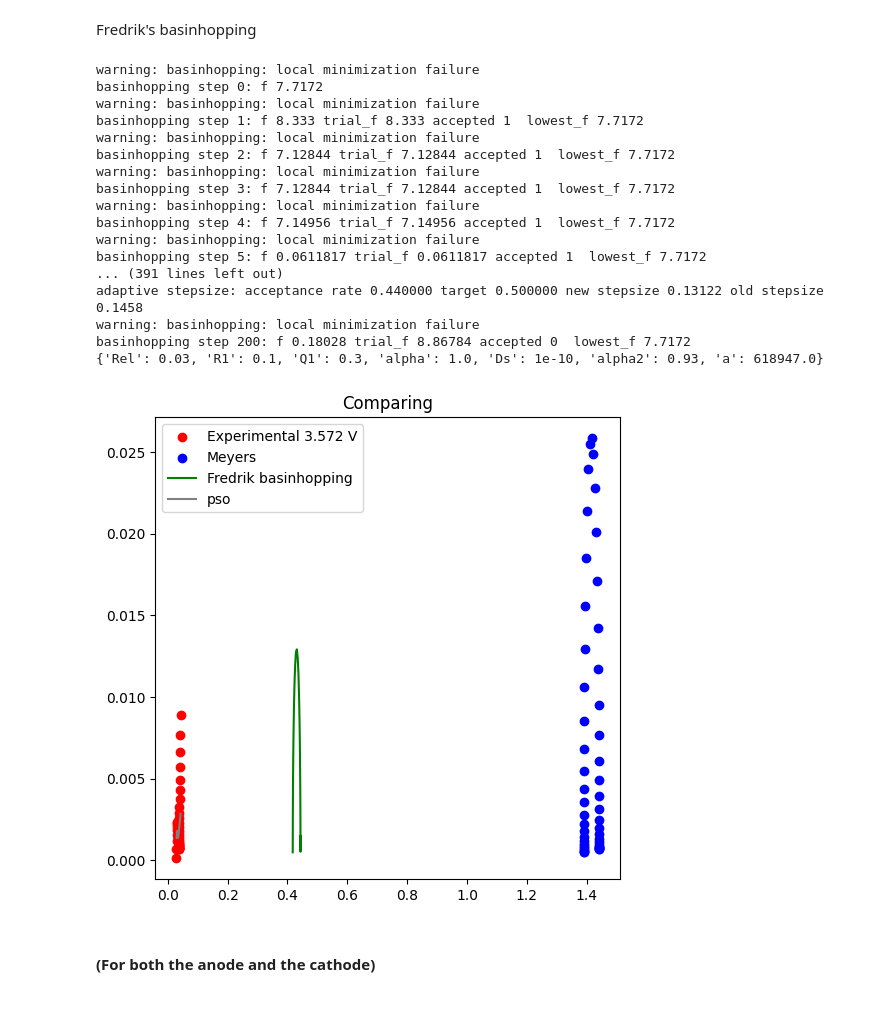
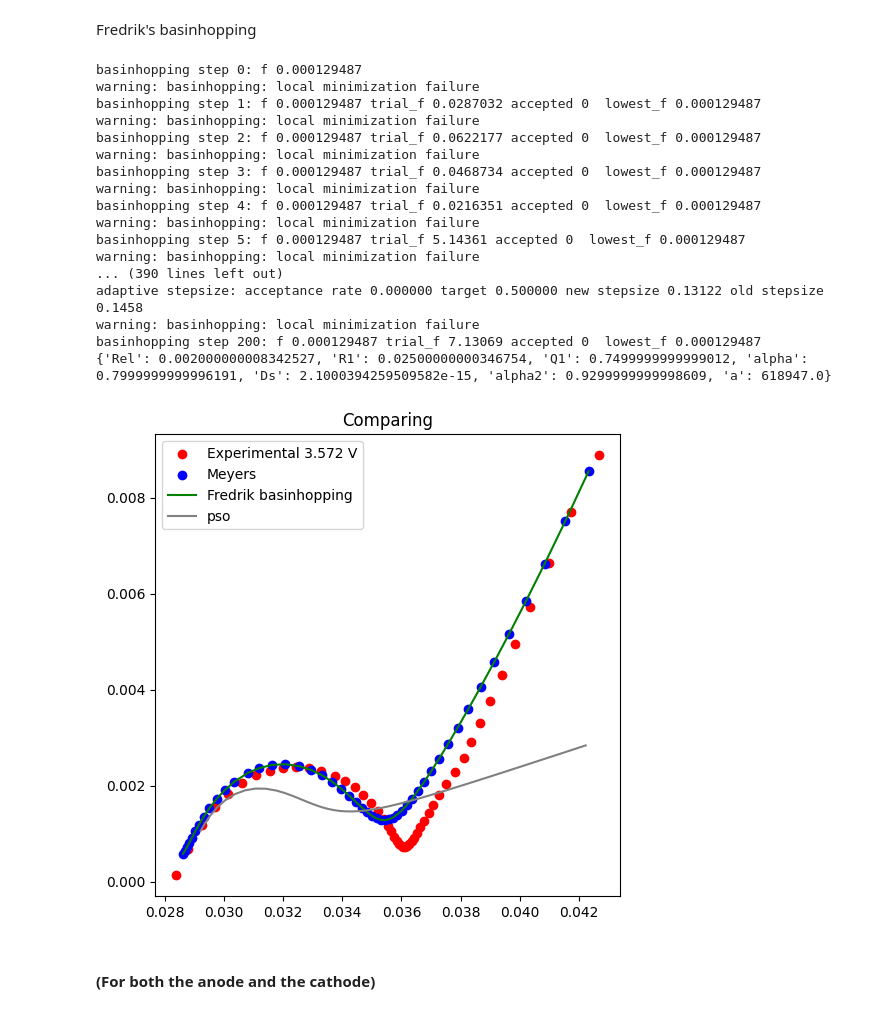
Before and after one commit to samaard2001/EIS-code, a Jupyter notebook: Code/EIS_ECM.ipynb, the cells around one changed output. Saved outputs shown, nothing was run; the diff lists cells and outputs as text; code cells hidden in the pictures.

```diff
--- a/Code/EIS_ECM.ipynb
+++ b/Code/EIS_ECM.ipynb
@@ -587,7 +587,7 @@ a_fitting = {
 a_fitting = {
     "Rel": 0.002, # motstand elektrolytt, [ohm.m^2]
     "R1": 0.025,  # motstand, [ohm.m^2]
-    "Q1": 1.1,  # kapasitans
+    "Q1": 0.75,  # kapasitans
     "alpha": 0.8,
     "Ds": 2.1e-15,     # diffusjonskoeffisient [m^2.s^-1]
     "alpha2": 0.93, #ikke-ideell diffusjon
@@ -602,3 +602,5 @@ epsilon_a = e_a # volume fraction anode
 K_a = (params['Electrolyte conductivity [S.m-1]'](c_e, T)*epsilon_a)/params['Negative electrode Bruggeman coefficient (electrolyte)']
 
 i = 1
+
+print(a_fitting['alpha'])
@@ -641,7 +687,7 @@ def optimize_diff(i):
 
     # Difference function for the optimization
     def diff_func(comp, exp_real, exp_imag, frequencies):
-        Z = calc_Zen(comp, frequencies)
+        Z = calculate_Z(comp, frequencies)
         diff_real = Z.real - exp_real
         diff_imag = Z.imag - exp_imag
         sum_square_diff = np.sum(diff_real ** 2 + diff_imag ** 2)
@@ -677,8 +723,8 @@ print(a_fitting)
 i = 1
 
 frequencies = np.array(get_exp_data(i, "")[1])
-Z = calc_Zen(dict_to_list(a_fitting), frequencies)
-Z_scipy = calc_Zen(list_elems, frequencies)
+Z = calculate_Z(dict_to_list(a_fitting), frequencies)
+Z_scipy = calculate_Z(list_elems, frequencies)
 
 fig, ax = plt.subplots(figsize=(6, 6))
 ax.scatter(np.array(get_exp_data(i, "")[0][0]), -np.array(get_exp_data(i, "")[0][1]), color = 'red', label=f"Experimental "+str(np.round(get_vdc(i, ""),3))+" V")
@@ -713,7 +759,7 @@ bounds = (lower_bounds, upper_bounds)
 initial_elems = dict_to_list(a_fitting)
 
 def diff_func(comp, exp_real, exp_imag, frequencies):
-        Z = calc_Zen(comp, frequencies)
+        Z = calculate_Z(comp, frequencies)
         diff_real = Z.real - exp_real
         diff_imag = Z.imag - exp_imag
         sum_square_diff = np.sum(diff_real ** 2 + diff_imag ** 2)
@@ -757,7 +803,7 @@ bounds = list(zip(lower_bounds, upper_bounds))
 initial_elems = dict_to_list(a_fitting)
 
 def diff_func(x0, exp_real, exp_imag, frequencies):
-        Z = calc_Zen(x0, frequencies)
+        Z = calculate_Z(x0, frequencies)
         diff_real = Z.real - exp_real
         diff_imag = Z.imag - exp_imag
         sum_square_diff = np.sum(diff_real ** 2 + diff_imag ** 2)
@@ -767,44 +813,44 @@ sol = basinhopping(diff_func, x0=initial_elems, niter=200, T=1, stepsize=0.2, mi
 sol_elems = list_to_dict(a_fitting, sol.x)
 print(sol_elems)
 # %% [output]
+basinhopping step 0: f 0.000129487
 warning: basinhopping: local minimization failure
-basinhopping step 0: f 7.7172
+basinhopping step 1: f 0.000129487 trial_f 0.0287032 accepted 0  lowest_f 0.000129487
 warning: basinhopping: local minimization failure
-basinhopping step 1: f 8.333 trial_f 8.333 accepted 1  lowest_f 7.7172
+basinhopping step 2: f 0.000129487 trial_f 0.0622177 accepted 0  lowest_f 0.000129487
 warning: basinhopping: local minimization failure
-basinhopping step 2: f 7.12844 trial_f 7.12844 accepted 1  lowest_f 7.7172
+basinhopping step 3: f 0.000129487 trial_f 0.0468734 accepted 0  lowest_f 0.000129487
 warning: basinhopping: local minimization failure
-basinhopping step 3: f 7.12844 trial_f 7.12844 accepted 1  lowest_f 7.7172
+basinhopping step 4: f 0.000129487 trial_f 0.0216351 accepted 0  lowest_f 0.000129487
 warning: basinhopping: local minimization failure
-basinhopping step 4: f 7.14956 trial_f 7.14956 accepted 1  lowest_f 7.7172
+basinhopping step 5: f 0.000129487 trial_f 5.14361 accepted 0  lowest_f 0.000129487
 warning: basinhopping: local minimization failure
-basinhopping step 5: f 0.0611817 trial_f 0.0611817 accepted 1  lowest_f 7.7172
-... (391 lines left out)
-adaptive stepsize: acceptance rate 0.440000 target 0.500000 new stepsize 0.13122 old stepsize 0.1458
+... (390 lines left out)
+adaptive stepsize: acceptance rate 0.000000 target 0.500000 new stepsize 0.13122 old stepsize 0.1458
 warning: basinhopping: local minimization failure
-basinhopping step 200: f 0.18028 trial_f 8.86784 accepted 0  lowest_f 7.7172
-{'Rel': 0.03, 'R1': 0.1, 'Q1': 0.3, 'alpha': 1.0, 'Ds': 1e-10, 'alpha2': 0.93, 'a': 618947.0}
+basinhopping step 200: f 0.000129487 trial_f 7.13069 accepted 0  lowest_f 0.000129487
+{'Rel': 0.002000000008342527, 'R1': 0.02500000000346754, 'Q1': 0.7499999999999012, 'alpha': 0.7999999999996191, 'Ds': 2.1000394259509582e-15, 'alpha2': 0.9299999999998609, 'a': 618947.0}
 # %%
 frequencies = np.array(get_exp_data(i, "")[1])
-Z = calc_Zen(dict_to_list(a_fitting), frequencies)
-Z_pso = calc_Zen(best_params, frequencies)
-Z_Fbasin = calc_Zen(sol.x, frequencies)
+Z = calculate_Z(dict_to_list(a_fitting), frequencies)
+Z_pso = calculate_Z(best_params, frequencies)
+Z_Fbasin = calculate_Z(sol.x, frequencies)
 
 fig, ax = plt.subplots(figsize=(6, 6))
 ax.scatter(np.array(get_exp_data(i, "")[0][0]), -np.array(get_exp_data(i, "")[0][1]), color = 'red', label=f"Experimental "+str(np.round(get_vdc(i, ""),3))+" V")
 ax.scatter(Z.real, -Z.imag, label = f'Meyers', color = 'blue')
 ax.plot(Z_Fbasin.real, -Z_Fbasin.imag, label = f'Fredrik basinhopping', color = 'green')
 ax.plot(Z_pso.real, -Z_pso.imag, label = f'pso', color = 'grey')
 
 
 #ax.set_xlim(0.016, 0.045)
 #ax.set_ylim(0, 0.012)
 
 plt.legend()
 plt.title("Comparing")
 plt.show()
 # %% [output]
-[figure, old version]
+[figure, new version]
 # %% [markdown]
 #### (For both the anode and the cathode)
 # %%
```
Also changed, not shown: parts of 9 cells of this notebook, 1 other file.
